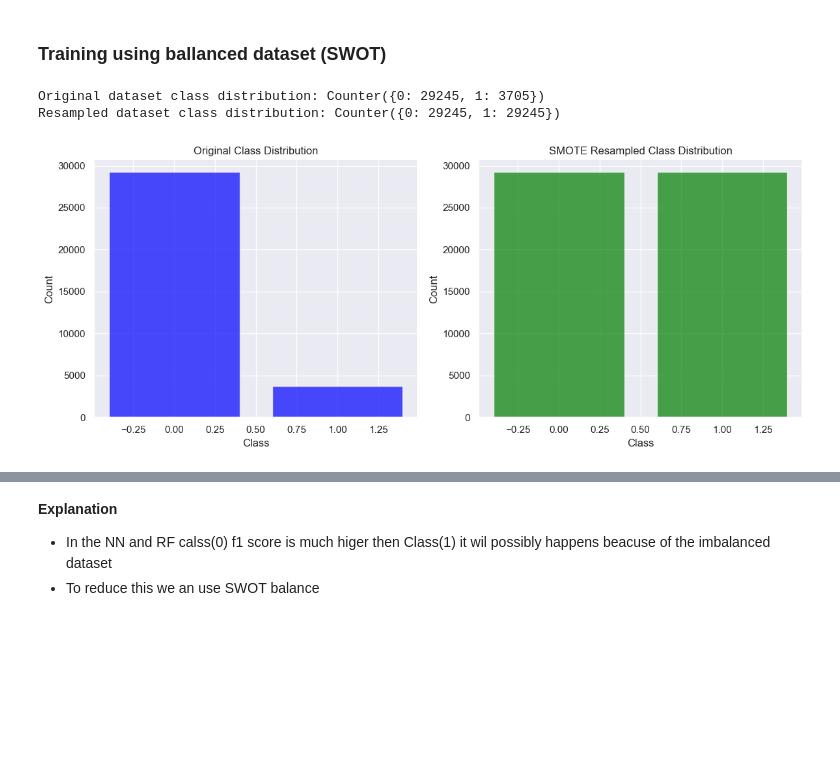
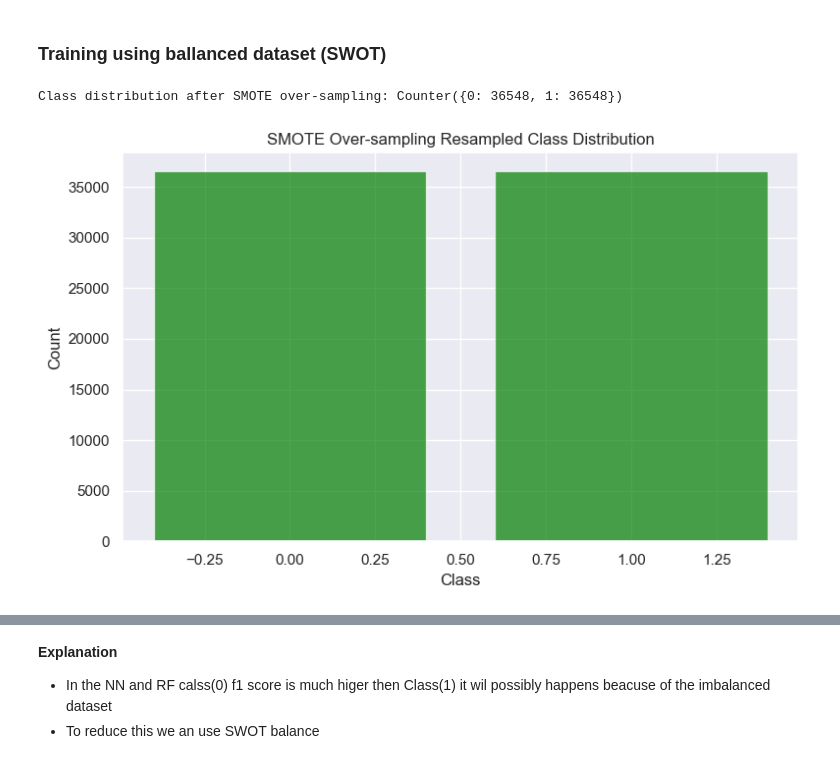
Before and after one commit to Aashiff2003/Predict-Term-Deposit-Subscription-, a Jupyter notebook: Predict Term Deposit Subscribtion -(additional).ipynb, the cells around one changed output, grey strips where cells are left out. Saved outputs shown, nothing was run; the diff lists cells and outputs as text; code cells hidden in the pictures; blank space fills up the shorter version.

```diff
--- a/Predict Term Deposit Subscribtion -(additional).ipynb
+++ b/Predict Term Deposit Subscribtion -(additional).ipynb
@@ -787,39 +855,41 @@ plt.show()
 # %% [markdown]
 ### Training using ballanced dataset (SWOT)
+# %%
+from imblearn.over_sampling import SMOTE
+X = df_encoded.drop(columns=["y"])  # Replace "target" with your actual target column name
+y = df_encoded["y"]
+le = LabelEncoder()
+y = le.fit_transform(y)
+
+# Step 1: Apply SMOTE (over-sampling)
+smote = SMOTE(random_state=42)
+X_resampled, y_resampled = smote.fit_resample(X, y)
+
+
+# Split the dataset into training and testing sets
+X_train, X_test, y_train, y_test = train_test_split(X_resampled, y_resampled, test_size=0.2, random_state=42)
 # %%
-from imblearn.over_sampling import SMOTE
 from collections import Counter
-original_distribution = Counter(y_train)
-print(f"Original dataset class distribution: {original_distribution}")
 
-# Step 2: Apply SMOTE
-smote = SMOTE(random_state=42)
-X_resampled, y_resampled = smote.fit_resample(X_train, y_train)
+# Resampled class distribution
 resampled_distribution = Counter(y_resampled)
-print(f"Resampled dataset class distribution: {resampled_distribution}")
+print(f"Class distribution after SMOTE over-sampling: {resampled_distribution}")
 
-# Step 3: Plot the original and new class distributions
-fig, ax = plt.subplots(1, 2, figsize=(12, 5))
+# Step 2: Plot the resampled class distribution
+fig, ax = plt.subplots(figsize=(8, 5))
 
-# Original distribution bar chart
-ax[0].bar(original_distribution.keys(), original_distribution.values(), color='blue', alpha=0.7)
-ax[0].set_title("Original Class Distribution")
-ax[0].set_xlabel("Class")
-ax[0].set_ylabel("Count")
+# Resampled distribution bar chart (after SMOTE over-sampling)
+ax.bar(resampled_distribution.keys(), resampled_distribution.values(), color='green', alpha=0.7)
+ax.set_title("SMOTE Over-sampling Resampled Class Distribution")
+ax.set_xlabel("Class")
+ax.set_ylabel("Count")
 
-# Resampled distribution bar chart
-ax[1].bar(resampled_distribution.keys(), resampled_distribution.values(), color='green', alpha=0.7)
-ax[1].set_title("SMOTE Resampled Class Distribution")
-ax[1].set_xlabel("Class")
-ax[1].set_ylabel("Count")
-
-# Show the plots
+# Show the plot
 plt.tight_layout()
 plt.show()
 # %% [output]
-Original dataset class distribution: Counter({0: 29245, 1: 3705})
-Resampled dataset class distribution: Counter({0: 29245, 1: 29245})
+Class distribution after SMOTE over-sampling: Counter({0: 36548, 1: 36548})
-[figure, old version]
+[figure, new version]
 # %%
 
 from sklearn.preprocessing import StandardScaler
```
Also changed, not shown: parts of 29 cells of this notebook, 3 other files.
